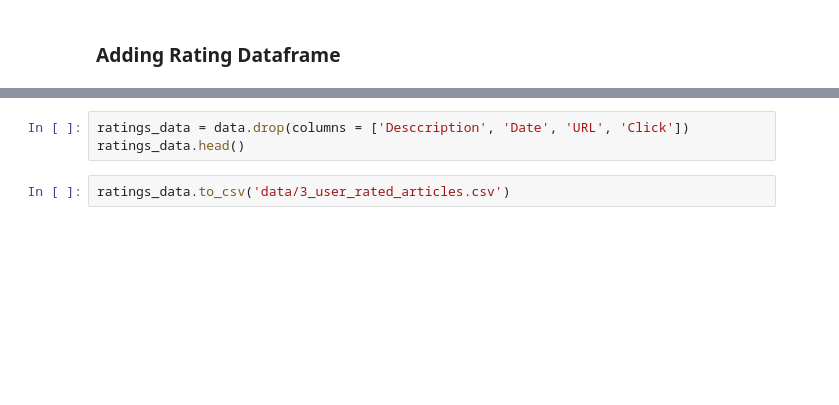
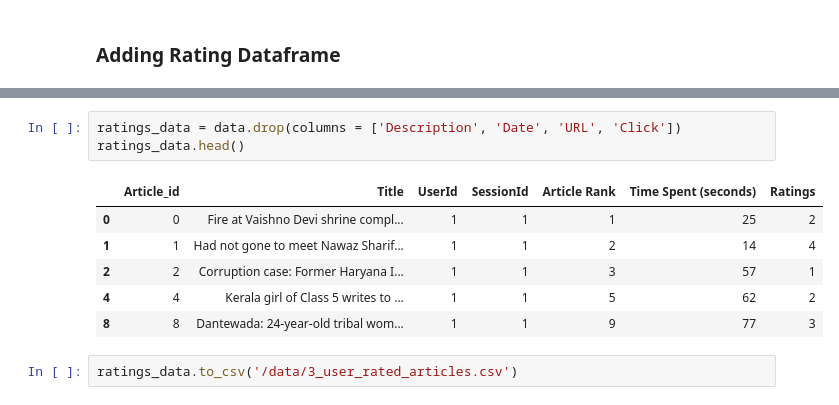
Before and after one commit to coderjolly/news-recommender, a Jupyter notebook: notebooks/1_create_user_interests.ipynb, the cells around one changed output, grey strips where cells are left out. Cells and saved outputs as stored; diff of their text form; blank space fills up the shorter version.

Commit message:
added data

```diff
--- a/notebooks/1_create_user_interests.ipynb
+++ b/notebooks/1_create_user_interests.ipynb
@@ -201,5 +201,12 @@ data.head()
 # %%
-ratings_data = data.drop(columns = ['Desccription', 'Date', 'URL', 'Click'])
+ratings_data = data.drop(columns = ['Description', 'Date', 'URL', 'Click'])
 ratings_data.head()
+# %% [output]
+|  | Article_id | Title | UserId | SessionId | Article Rank | Time Spent (seconds) | Ratings |
+| 0 | 0 | Fire at Vaishno Devi shrine compl... | 1 | 1 | 1 | 25 | 2 |
+| 1 | 1 | Had not gone to meet Nawaz Sharif... | 1 | 1 | 2 | 14 | 4 |
+| 2 | 2 | Corruption case: Former Haryana I... | 1 | 1 | 3 | 57 | 1 |
+| 4 | 4 | Kerala girl of Class 5 writes to ... | 1 | 1 | 5 | 62 | 2 |
+| 8 | 8 | Dantewada: 24-year-old tribal wom... | 1 | 1 | 9 | 77 | 3 |
 # %%
-ratings_data.to_csv('data/3_user_rated_articles.csv')
+ratings_data.to_csv('/data/3_user_rated_articles.csv')
```
Also changed, not shown: parts of 9 cells of this notebook, 4 other files.
